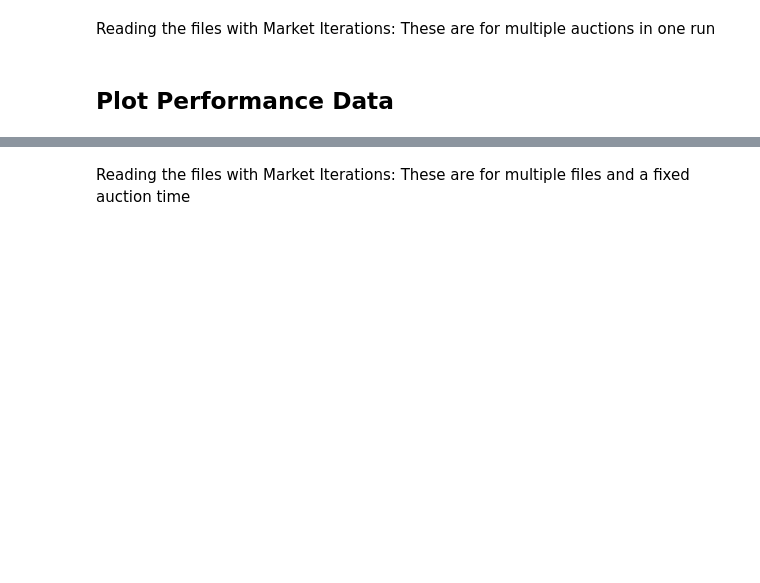
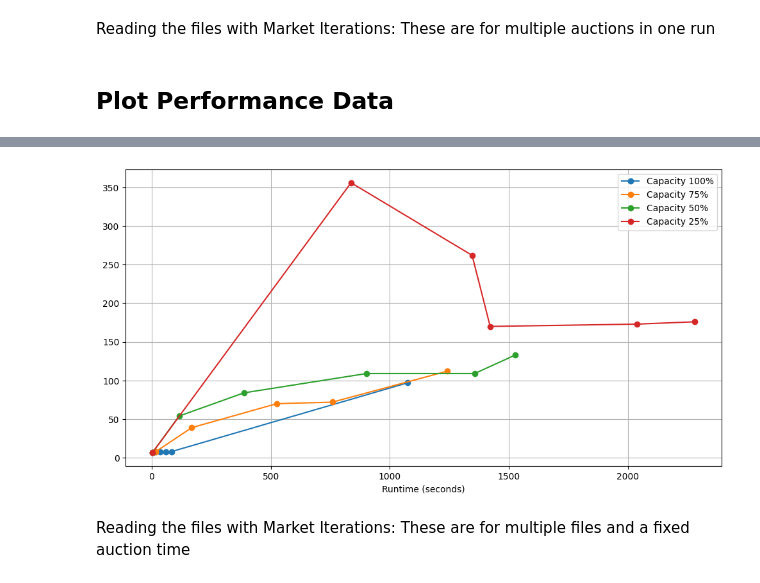
Before and after one commit to sastry-group/Mechanism-Design-for-AAM, a Jupyter notebook: ic/fisher/Fisher_data_reader.ipynb, the cells around one changed output, grey strips where cells are left out. Saved outputs shown, nothing was run; the diff lists cells and outputs as text; code cells hidden in the pictures; blank space fills up the shorter version.

```diff
--- a/ic/fisher/Fisher_data_reader.ipynb
+++ b/ic/fisher/Fisher_data_reader.ipynb
@@ -224,12 +279,26 @@ plt.legend()
 # %%
 # Plotting the data
 plt.figure(figsize=(12, 6))
-plt.title("Market Performance by Capacity")
-plt.ylabel("Number of Iterations")
-plt.xlabel("Number of Goods")
+# plt.title("Market Performance by Capacity")
+# plt.ylabel("Number of Iterations")
+plt.xlabel("Runtime (seconds)")
 plt.grid()
 for capacity in combined_df["Capacity"].unique():
+    if capacity == 13:
+        cap = 100
+    elif capacity == 10:
+        cap = 75
+    elif capacity == 7:
+        cap = 50
+    elif capacity == 4:
+        cap = 25
     subset = combined_df[combined_df["Capacity"] == capacity]
-    plt.scatter(subset["Num_Goods"], subset["Number_Interations"], label=f"Capacity {capacity}", marker='o')
+    subset = subset.sort_values(by="Run_Time")
+    plt.plot(subset["Run_Time"], subset["Number_Interations"], label=f"Capacity {cap}%", marker='o')
+    # plt.plot(subset["Number_Interations"], subset["Run_Time"], label=f"Capacity {cap}%", marker='o')
+    # plt.plot(subset["Run_Time"], subset["Number_Interations"], label=f"Capacity {capacity}", marker='o')
 
 plt.legend()
+plt.savefig(f"{current_dir}/plots/runtime_niter.png")
+# %% [output]
+[figure, added]
```
Also changed, not shown: parts of 5 cells of this notebook, 13 other files.
